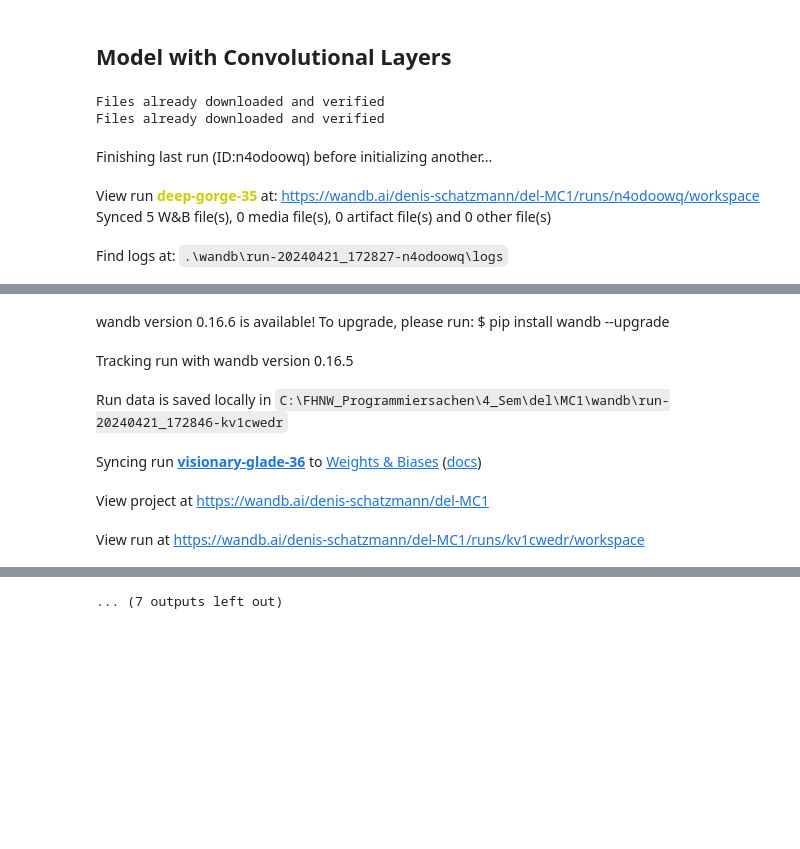
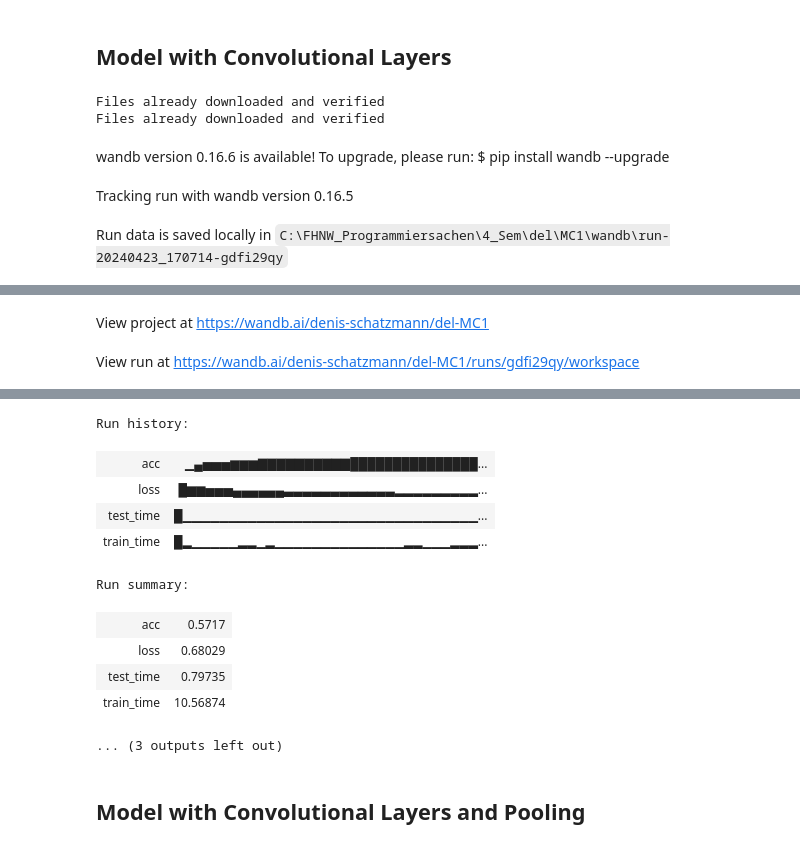
Before and after one commit to staldenhoefler/del, a Jupyter notebook: MC1/MC1.ipynb, the cells around one changed output, grey strips where cells are left out. Drawn from its saved outputs; the diff is of its cells as text; code cells hidden in the pictures; blank space fills up the shorter version.

```diff
--- a/MC1/MC1.ipynb
+++ b/MC1/MC1.ipynb
@@ -449,8 +440,8 @@ class BaseModel(nn.Module):
         x = self.fc2(x)
         return x
 
-batch_size = 32
-learning_rate = 0.002
+batch_size = 16
+learning_rate = 0.001
 epochs = 100
 
 # Loss function
@@ -464,7 +455,6 @@ model = run_model(baseModel, criterion, optimizer, batch_size, epochs, "CNN", 2,
 # %% [output]
 Files already downloaded and verified
 Files already downloaded and verified
-Finishing last run (ID:n4odoowq) before initializing another...
+wandb version 0.16.6 is available! To upgrade, please run: $ pip install wandb --upgrade
-View run deep-gorge-35 at: https://wandb.ai/denis-schatzmann/del-MC1/runs/n4odoowq/workspace
-Synced 5 W&B file(s), 0 media file(s), 0 artifact file(s) and 0 other file(s)
+Tracking run with wandb version 0.16.5
-Find logs at: .\wandb\run-20240421_172827-n4odoowq\logs
+Run data is saved locally in C:\FHNW_Programmiersachen\4_Sem\del\MC1\wandb\run-20240423_170714-gdfi29qy
@@ -472,6 +462,2 @@ Successfully finished last run (ID:n4odoowq). Initializing new run:
-wandb version 0.16.6 is available! To upgrade, please run: $ pip install wandb --upgrade
+View project at https://wandb.ai/denis-schatzmann/del-MC1
-Tracking run with wandb version 0.16.5
+View run at https://wandb.ai/denis-schatzmann/del-MC1/runs/gdfi29qy/workspace
-Run data is saved locally in C:\FHNW_Programmiersachen\4_Sem\del\MC1\wandb\run-20240421_172846-kv1cwedr
-Syncing run visionary-glade-36 to Weights & Biases (docs)
-View project at https://wandb.ai/denis-schatzmann/del-MC1
-View run at https://wandb.ai/denis-schatzmann/del-MC1/runs/kv1cwedr/workspace
@@ -495 +481,13 @@ View run at https://wandb.ai/denis-schatzmann/del-MC1/runs/kv1cwedr/workspace
-... (7 outputs left out)
+Run history:
+| acc | ▁▄▅▅▅▆▆▆▇▇▇▇▇▇▇▇▇▇███████████████... |
+| loss | █▆▆▅▅▅▄▄▄▄▄▄▃▃▃▃▃▃▃▃▃▃▃▃▂▂▂▂▂▂▂▂▂... |
+| test_time | █▁▁▁▁▁▁▁▁▁▁▁▁▁▁▁▁▁▁▁▁▁▁▁▁▁▁▁▁▁▁▁▁... |
+| train_time | █▂▁▁▁▁▁▂▂▁▂▁▁▁▁▁▁▁▁▁▁▁▁▁▁▂▂▁▁▁▂▂▂... |
+Run summary:
+| acc | 0.5717 |
+| loss | 0.68029 |
+| test_time | 0.79735 |
+| train_time | 10.56874 |
+... (3 outputs left out)
+# %% [markdown]
+## Model with Convolutional Layers and Pooling
```
Also changed, not shown: parts of 18 cells of this notebook.
